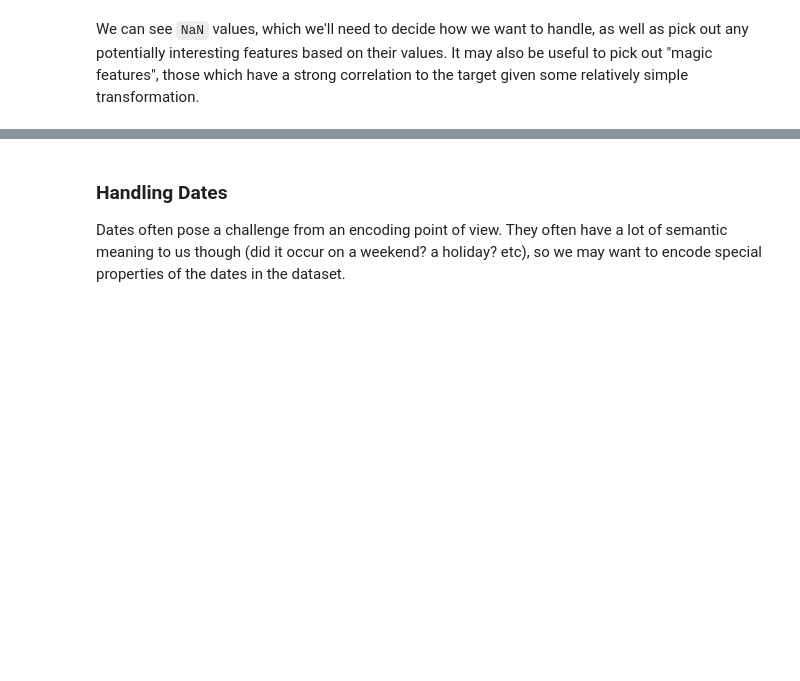
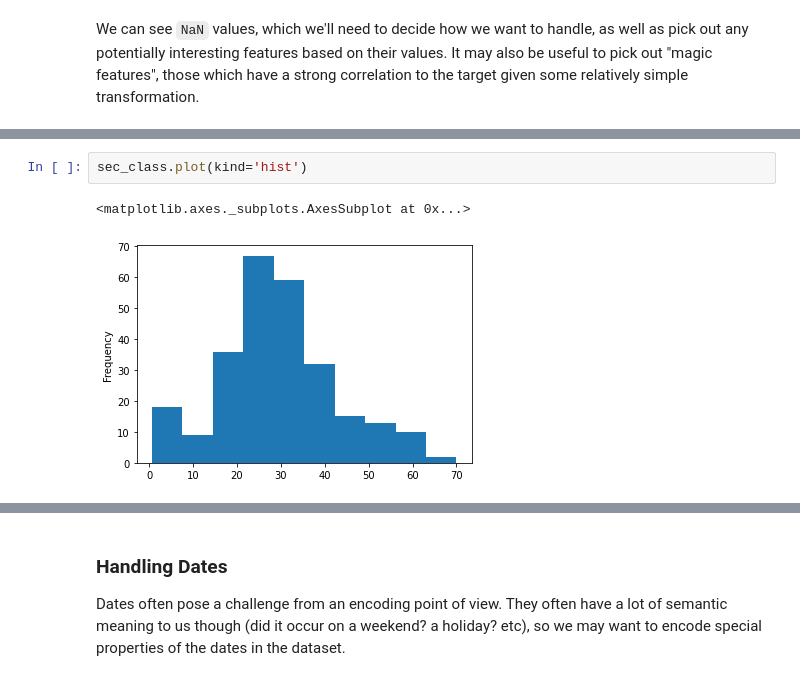
Before and after one commit to BHouwens/kitchen_sink, a Jupyter notebook: Tabular.ipynb, the cells around one changed output, grey strips where cells are left out. Drawn from its saved outputs; the diff is of its cells as text; blank space fills up the shorter version.

```diff
--- a/Tabular.ipynb
+++ b/Tabular.ipynb
@@ -165,0 +357,5 @@ We can see `NaN` values, which we'll need to decide how we want to handle, as we
+# %%
+sec_class.plot(kind='hist')
+# %% [output]
+<matplotlib.axes._subplots.AxesSubplot at 0x...>
+[figure, added]
```
Also changed, not shown: parts of 197 cells of this notebook.
